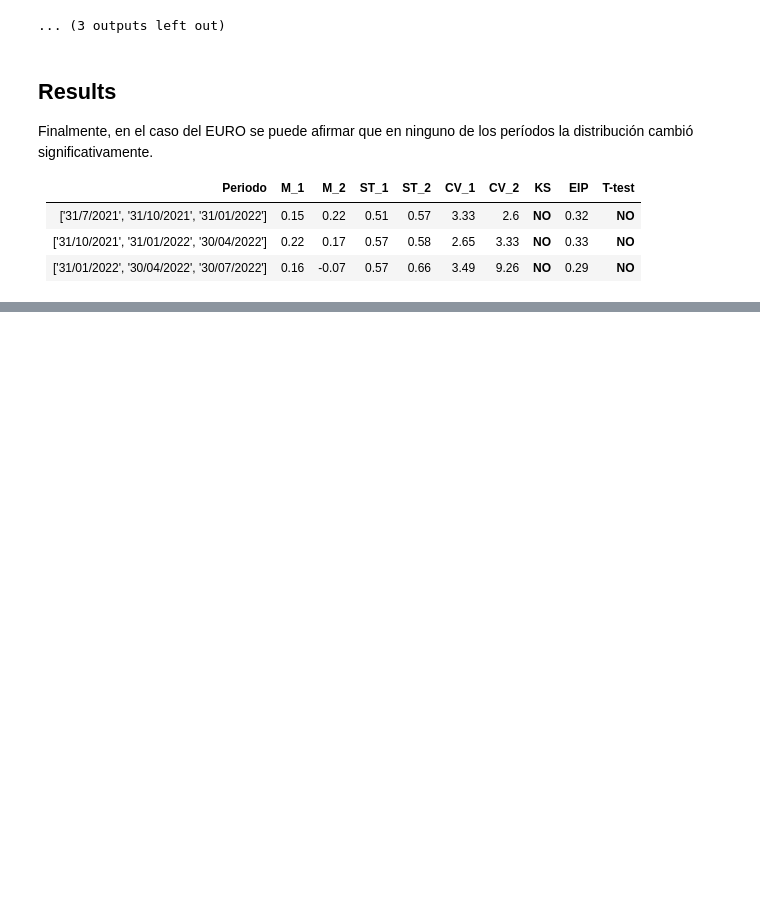
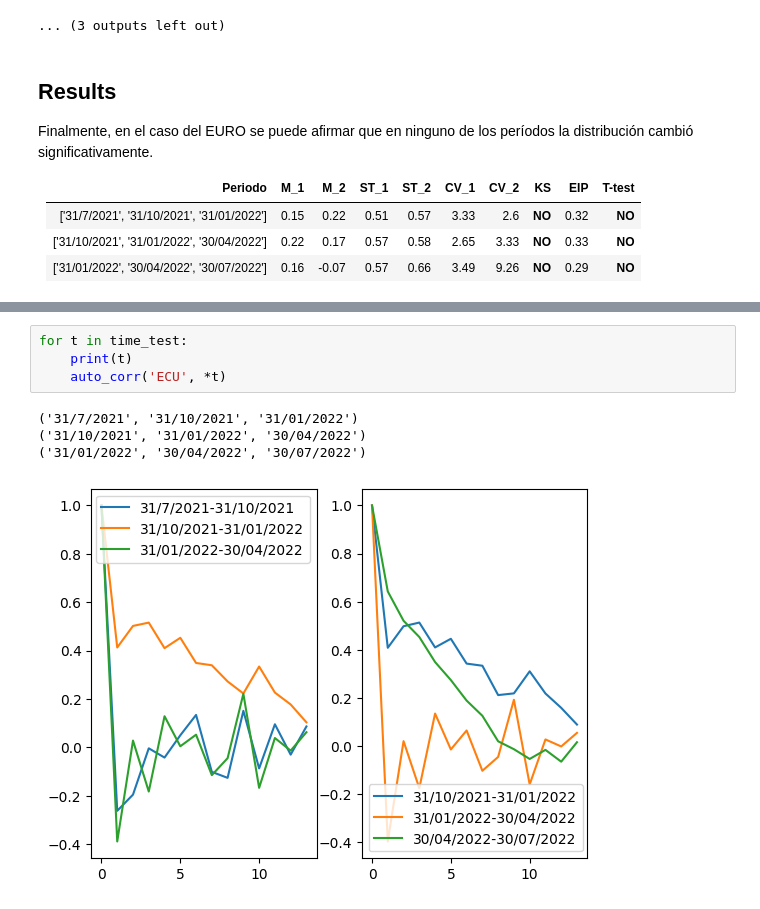
Before and after one commit to Datalis/tasa-jupyter, a Jupyter notebook: analisis.ipynb, the cells around one changed output, grey strips where cells are left out. Cells and saved outputs as stored; diff of their text form; blank space fills up the shorter version.

```diff
--- a/analisis.ipynb
+++ b/analisis.ipynb
@@ -824,0 +871,9 @@ Finalmente, en el caso del EURO se puede afirmar que en ninguno de los períodos
+# %%
+for t in time_test:
+    print(t)
+    auto_corr('ECU', *t)
+# %% [output]
+('31/7/2021', '31/10/2021', '31/01/2022')
+('31/10/2021', '31/01/2022', '30/04/2022')
+('31/01/2022', '30/04/2022', '30/07/2022')
+[figure, added]
```
Also changed, not shown: parts of 4 cells of this notebook.
